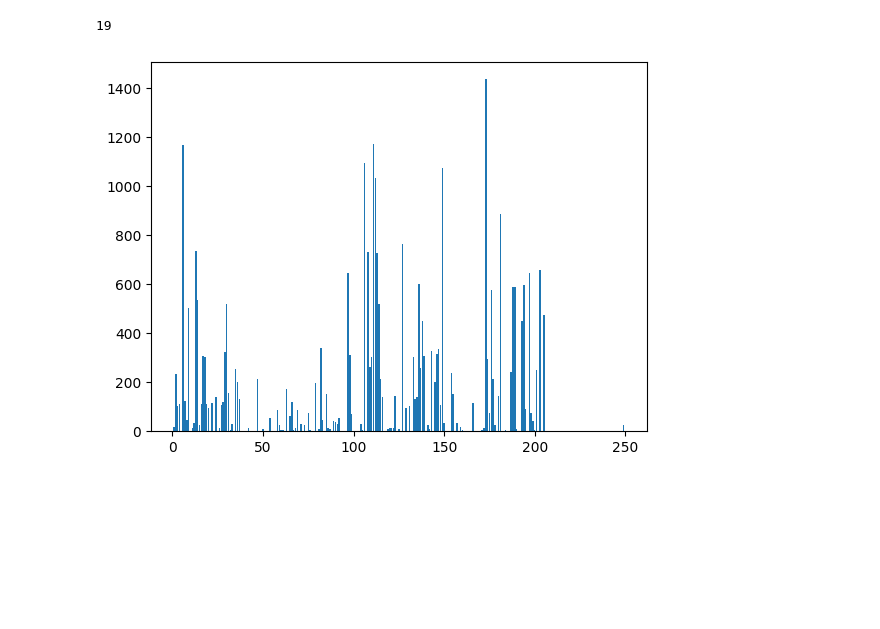
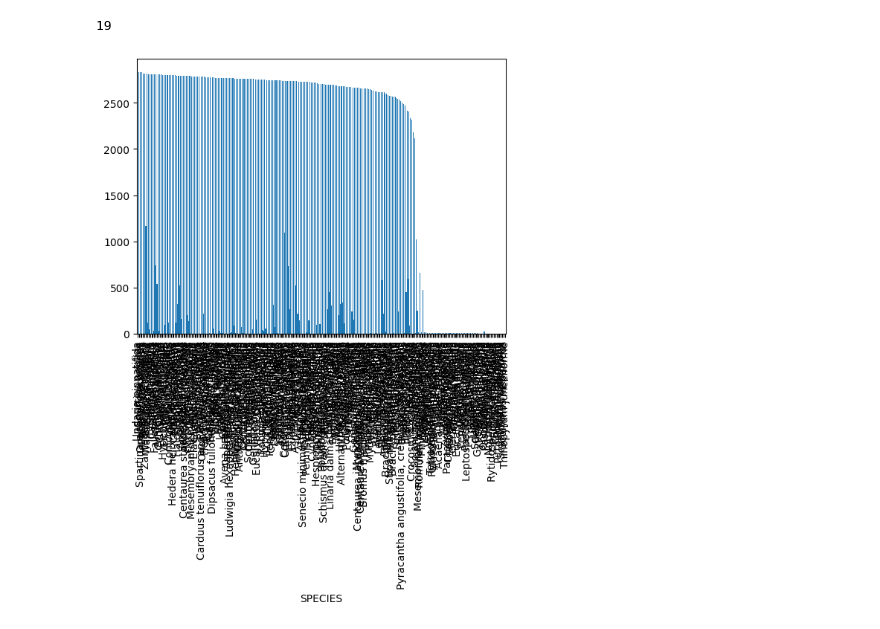
Before and after one commit to Ljosha/Fire_Plants, a Jupyter notebook: test_shapefile.ipynb, the cells around one changed output. Drawn from its saved outputs; the diff is of its cells as text; code cells hidden in the pictures; blank space fills up the shorter version.

```diff
--- a/test_shapefile.ipynb
+++ b/test_shapefile.ipynb
@@ -29,7 +29,7 @@ print(gdf.head())
 3         0  POLYGON ((402045.077 -395286.577, 403569.797 -...
 4         0  POLYGON ((359987.184 -216526.398, 361480.601 -...
 # %%
-weeds = gdf[['ID', 'SPECIES_ID', 'QUAD_ID', 'ABUNDANCE',
+weeds = gdf[['ID', 'SPECIES', 'SPECIES_ID', 'QUAD_ID', 'ABUNDANCE',
        'SPREAD', 'DATE', 'geometry']]
 
 weeds = weeds[weeds['ABUNDANCE'] != 9] #Remove species which couldn't be properly identified
@@ -99,8 +127,10 @@ species_fire_count[0]
 # %% [output]
 19
 # %%
+weeds_by_name = weeds['SPECIES'].value_counts()
+weeds_by_name.plot(kind='bar')
 
 plt.bar(list(set(weeds_by_species["SPECIES_ID"])), species_fire_count)
 plt.show()
 # %% [output]
-[figure, old version]
+[figure, new version]
```
Also changed, not shown: parts of 11 cells of this notebook.
